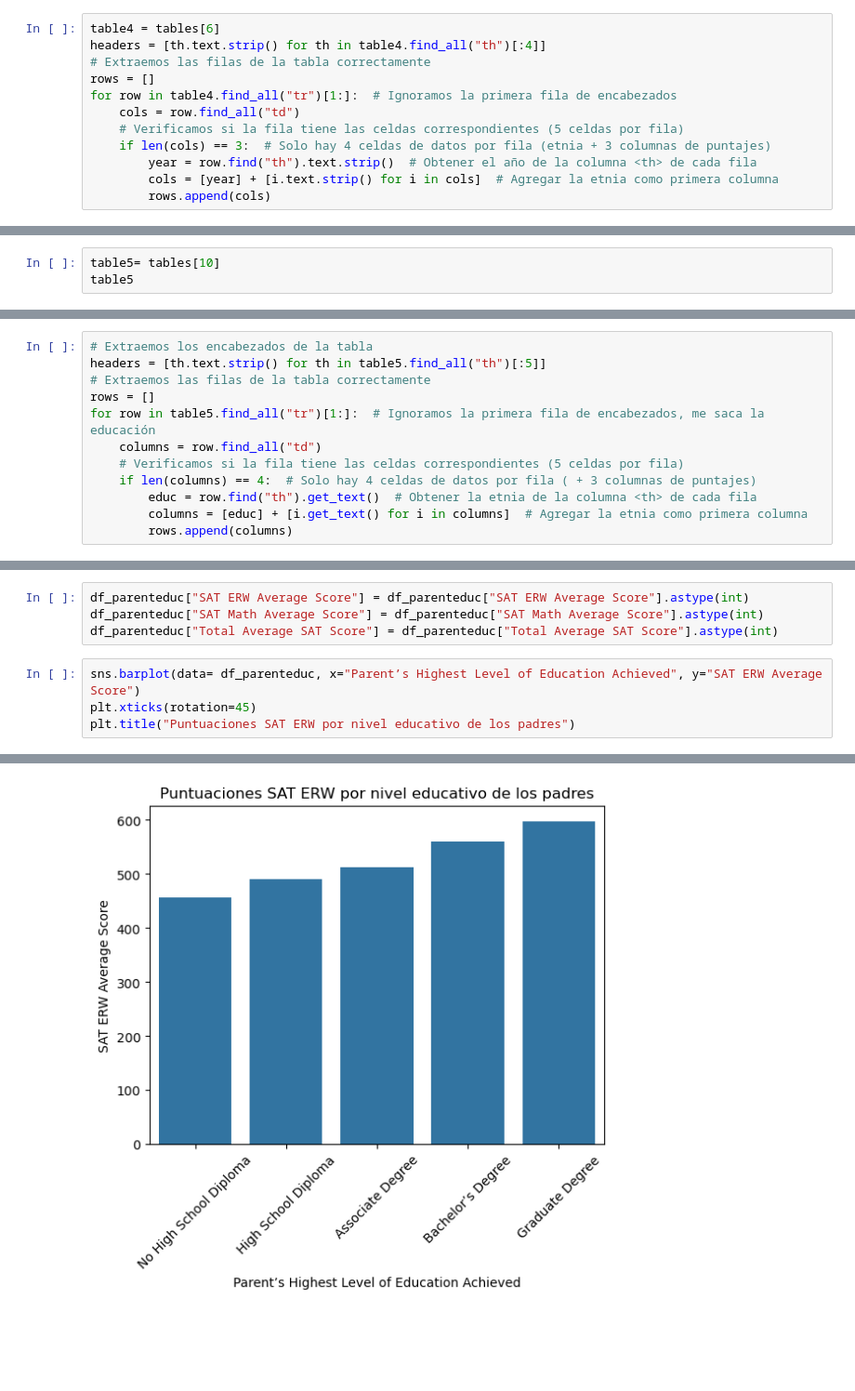
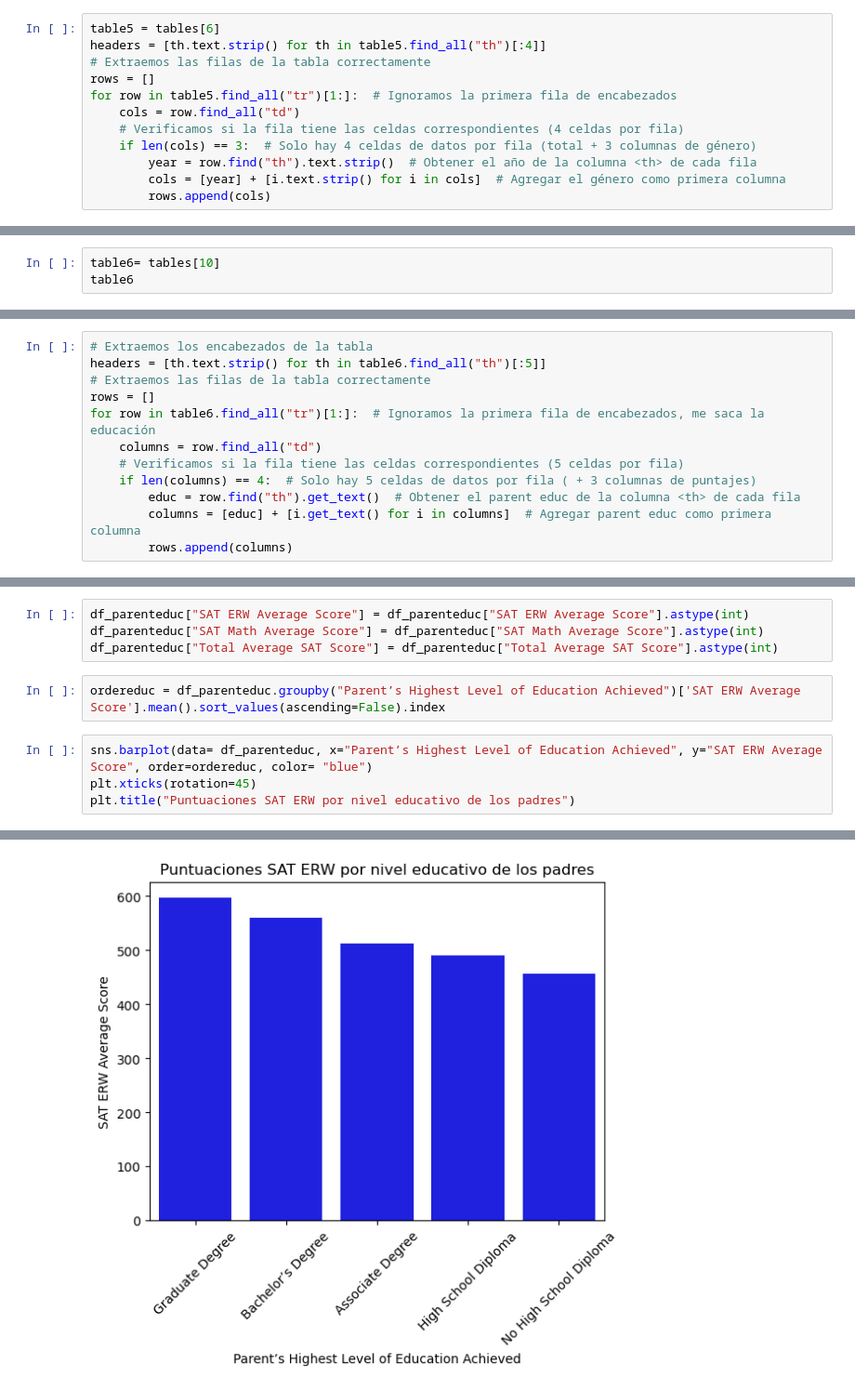
Before and after one commit to catearesu/Project_ML, a Jupyter notebook: Project3Scraping.ipynb, the cells around one changed output, grey strips where cells are left out. Shown at 93% size. Cells and saved outputs as stored; diff of their text form; blank space fills up the shorter version.

```diff
--- a/Project3Scraping.ipynb
+++ b/Project3Scraping.ipynb
@@ -364,14 +434,14 @@ plt.show()
 # %%
-table4 = tables[6]
-headers = [th.text.strip() for th in table4.find_all("th")[:4]]
+table5 = tables[6]
+headers = [th.text.strip() for th in table5.find_all("th")[:4]]
 # Extraemos las filas de la tabla correctamente
 rows = []
-for row in table4.find_all("tr")[1:]:  # Ignoramos la primera fila de encabezados
+for row in table5.find_all("tr")[1:]:  # Ignoramos la primera fila de encabezados
     cols = row.find_all("td")
-    # Verificamos si la fila tiene las celdas correspondientes (5 celdas por fila)
-    if len(cols) == 3:  # Solo hay 4 celdas de datos por fila (etnia + 3 columnas de puntajes)
+    # Verificamos si la fila tiene las celdas correspondientes (4 celdas por fila)
+    if len(cols) == 3:  # Solo hay 4 celdas de datos por fila (total + 3 columnas de género)
         year = row.find("th").text.strip()  # Obtener el año de la columna <th> de cada fila
-        cols = [year] + [i.text.strip() for i in cols]  # Agregar la etnia como primera columna
+        cols = [year] + [i.text.strip() for i in cols]  # Agregar el género como primera columna
         rows.append(cols)
 # %%
 headers
@@ -428,19 +498,19 @@ The `ci` parameter is deprecated. Use `errorbar=None` for the same effect.
 # %%
-table5= tables[10]
-table5
+table6= tables[10]
+table6
 # %% [output]
 <table class="sonic-table shadow-md"><caption>Table: Average SAT Score by Highest Level of Parental Education, 2023</caption><thead><tr><th scope="col">Parent’s Highest Level of Education Achieved</th ...
 # %%
 # Extraemos los encabezados de la tabla
-headers = [th.text.strip() for th in table5.find_all("th")[:5]]
+headers = [th.text.strip() for th in table6.find_all("th")[:5]]
 # Extraemos las filas de la tabla correctamente
 rows = []
-for row in table5.find_all("tr")[1:]:  # Ignoramos la primera fila de encabezados, me saca la educación
+for row in table6.find_all("tr")[1:]:  # Ignoramos la primera fila de encabezados, me saca la educación
     columns = row.find_all("td")
     # Verificamos si la fila tiene las celdas correspondientes (5 celdas por fila)
-    if len(columns) == 4:  # Solo hay 4 celdas de datos por fila ( + 3 columnas de puntajes)
-        educ = row.find("th").get_text()  # Obtener la etnia de la columna <th> de cada fila
-        columns = [educ] + [i.get_text() for i in columns]  # Agregar la etnia como primera columna
+    if len(columns) == 4:  # Solo hay 5 celdas de datos por fila ( + 3 columnas de puntajes)
+        educ = row.find("th").get_text()  # Obtener el parent educ de la columna <th> de cada fila
+        columns = [educ] + [i.get_text() for i in columns]  # Agregar parent educ como primera columna
         rows.append(columns)
 # %%
 table5.find_all("tr")[1:]
@@ -519,11 +591,13 @@ df_parenteduc.drop(5, inplace=True, axis=0)
 df_parenteduc["SAT ERW Average Score"] = df_parenteduc["SAT ERW Average Score"].astype(int)
 df_parenteduc["SAT Math Average Score"] = df_parenteduc["SAT Math Average Score"].astype(int)
 df_parenteduc["Total Average SAT Score"] = df_parenteduc["Total Average SAT Score"].astype(int)
+# %%
+ordereduc = df_parenteduc.groupby("Parent’s Highest Level of Education Achieved")['SAT ERW Average Score'].mean().sort_values(ascending=False).index
 # %%
-sns.barplot(data= df_parenteduc, x="Parent’s Highest Level of Education Achieved", y="SAT ERW Average Score")
+sns.barplot(data= df_parenteduc, x="Parent’s Highest Level of Education Achieved", y="SAT ERW Average Score", order=ordereduc, color= "blue")
 plt.xticks(rotation=45)
 plt.title("Puntuaciones SAT ERW por nivel educativo de los padres")
 # %% [output]
 Text(0.5, 1.0, 'Puntuaciones SAT ERW por nivel educativo de los padres')
-[figure, old version]
+[figure, new version]
 # %%
```
Also changed, not shown: parts of 30 cells of this notebook, 25 other files.
